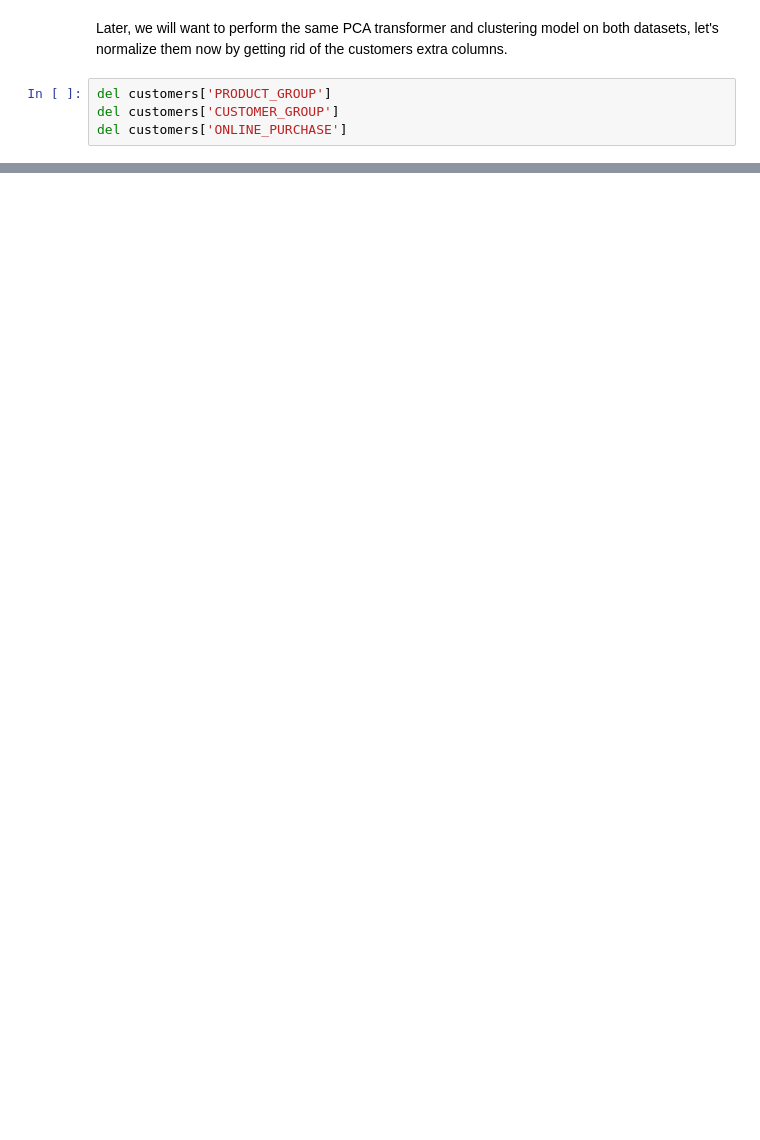
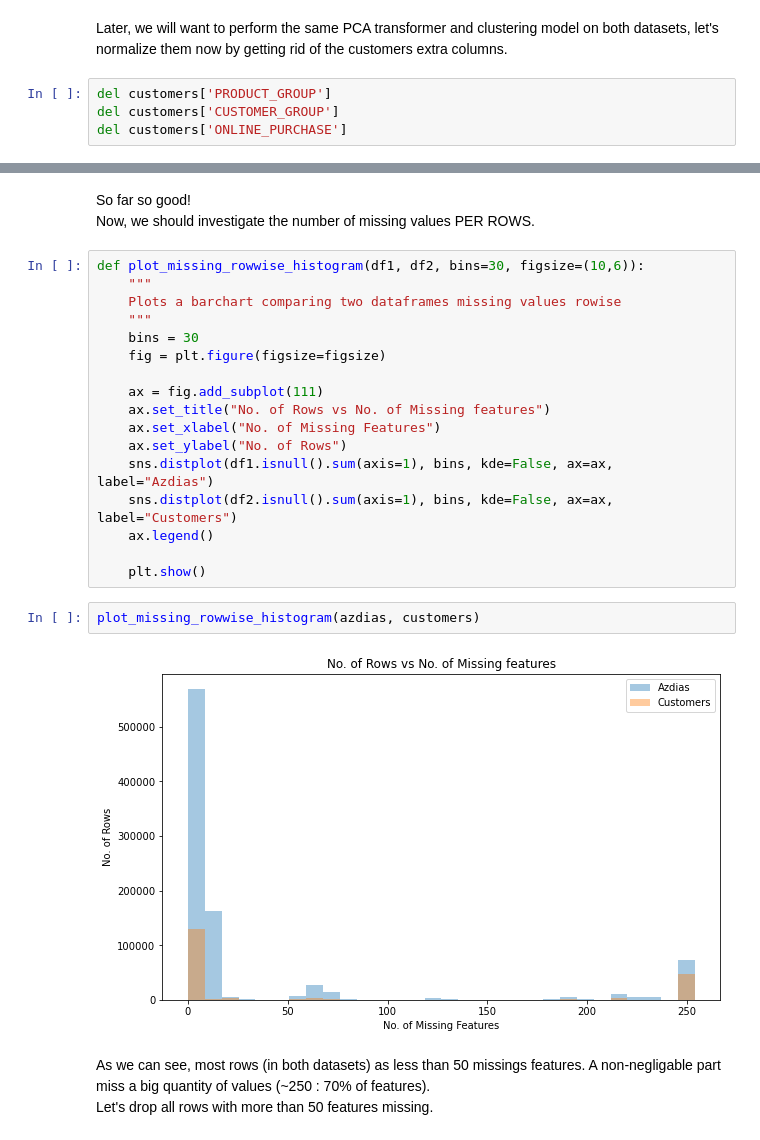
Before and after one commit to ClemPalf/SageMaker-Arvato, a Jupyter notebook: 1) Data exploration and preprocessing.ipynb, the cells around one changed output, grey strips where cells are left out. Drawn from its saved outputs; the diff is of its cells as text; blank space fills up the shorter version.

```diff
--- a/1) Data exploration and preprocessing.ipynb
+++ b/1) Data exploration and preprocessing.ipynb
@@ -33,0 +301,27 @@ del customers['ONLINE_PURCHASE']
+# %% [markdown]
+So far so good!
+Now, we should investigate the number of missing values PER ROWS.
+# %%
+def plot_missing_rowwise_histogram(df1, df2, bins=30, figsize=(10,6)):
+    """
+    Plots a barchart comparing two dataframes missing values rowise
+    """
+    bins = 30
+    fig = plt.figure(figsize=figsize)
+
+    ax = fig.add_subplot(111)
+    ax.set_title("No. of Rows vs No. of Missing features")
+    ax.set_xlabel("No. of Missing Features")
+    ax.set_ylabel("No. of Rows")
+    sns.distplot(df1.isnull().sum(axis=1), bins, kde=False, ax=ax, label="Azdias")
+    sns.distplot(df2.isnull().sum(axis=1), bins, kde=False, ax=ax, label="Customers")
+    ax.legend()
+
+    plt.show()
+# %%
+plot_missing_rowwise_histogram(azdias, customers)
+# %% [output]
+[figure, added]
+# %% [markdown]
+As we can see, most rows (in both datasets) as less than 50 missings features. A non-negligable part miss a big quantity of values (~250 : 70% of features).
+Let's drop all rows with more than 50 features missing.
```
Also changed, not shown: parts of 62 cells of this notebook, 1 other file.
